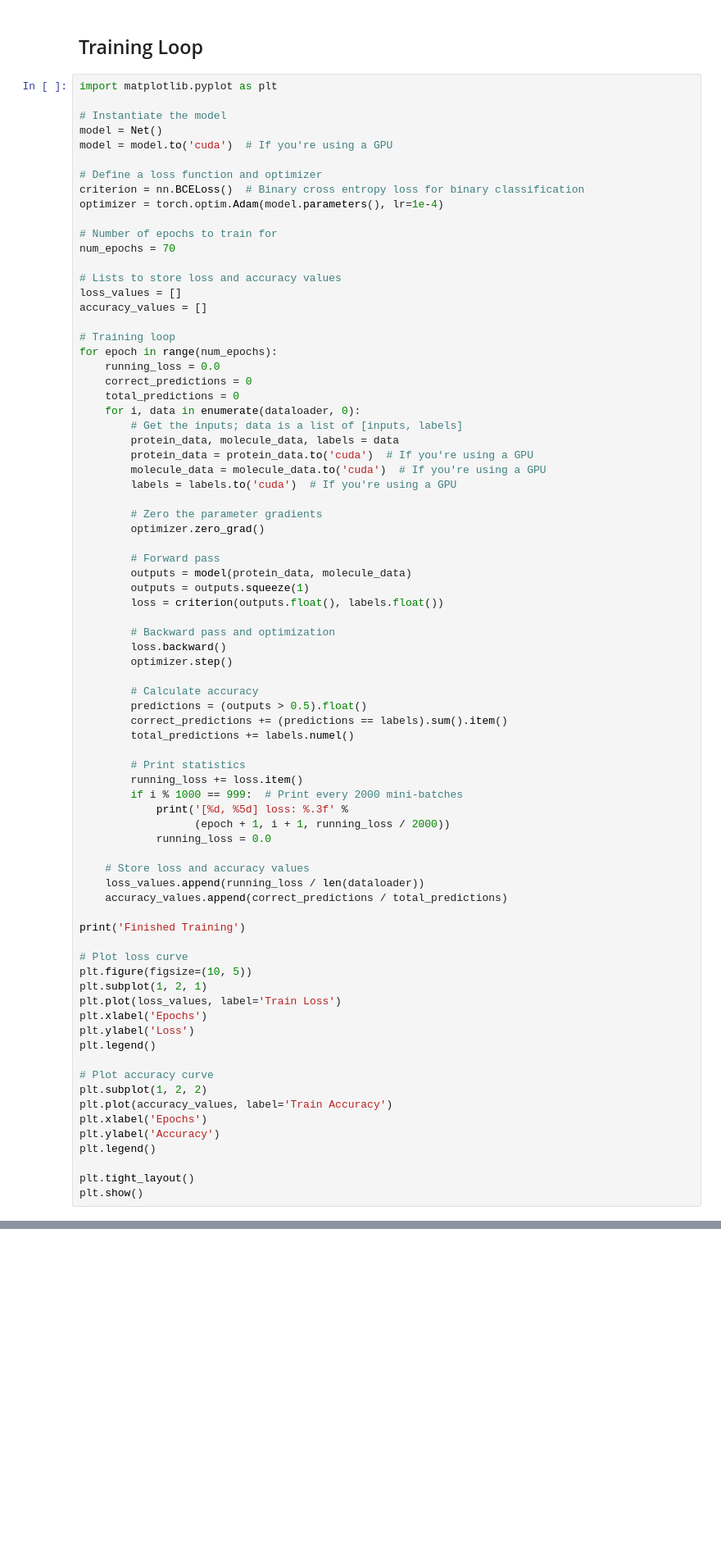
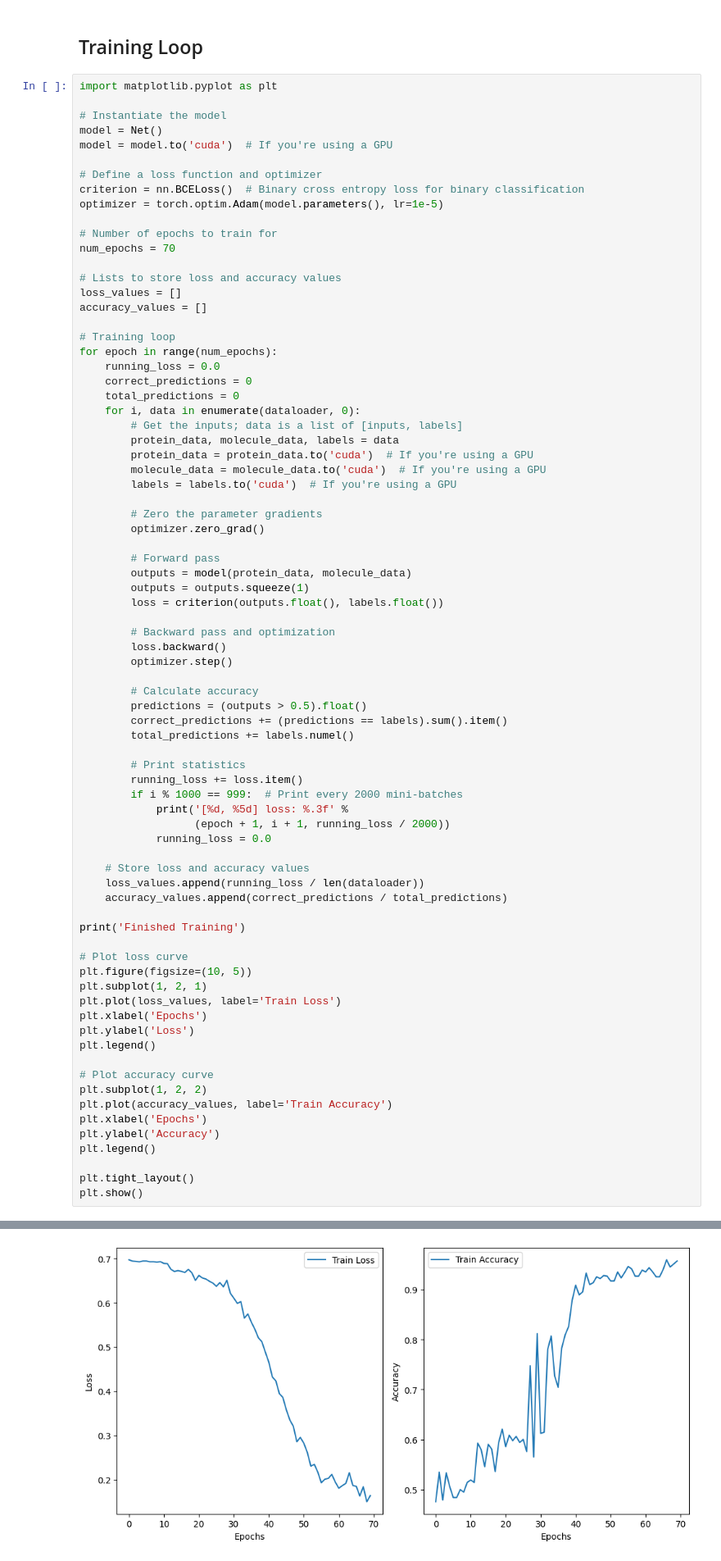
Before and after one commit to ranaabarghout/MLDD_Hackathon, a Jupyter notebook: ML4DD_Summer_School_Hackathon_V2Rana.ipynb, the cells around one changed output, grey strips where cells are left out. Shown: that part at 82% size. Cells and saved outputs as stored; diff of their text form; blank space fills up the shorter version.

```diff
--- a/ML4DD_Summer_School_Hackathon_V2Rana.ipynb
+++ b/ML4DD_Summer_School_Hackathon_V2Rana.ipynb
@@ -328,7 +328,7 @@ model = model.to('cuda')  # If you're using a GPU
 
 # Define a loss function and optimizer
 criterion = nn.BCELoss()  # Binary cross entropy loss for binary classification
-optimizer = torch.optim.Adam(model.parameters(), lr=1e-4)
+optimizer = torch.optim.Adam(model.parameters(), lr=1e-5)
 
 # Number of epochs to train for
 num_epochs = 70
@@ -396,3 +396,4 @@ plt.legend()
 
 plt.tight_layout()
 plt.show()
+# %% [output]
@@ -399,3 +401,4 @@ plt.show()
+[figure, added]
 # %%
 # Assume protein_tensors is a list of your protein tensors and molecule_dfs is a list of your molecule dataframes
 protein_tensors_test = [t670i_embed_test, v560g_embed_test, wt_embed_test]
```
Also changed, not shown: parts of 6 cells of this notebook.
